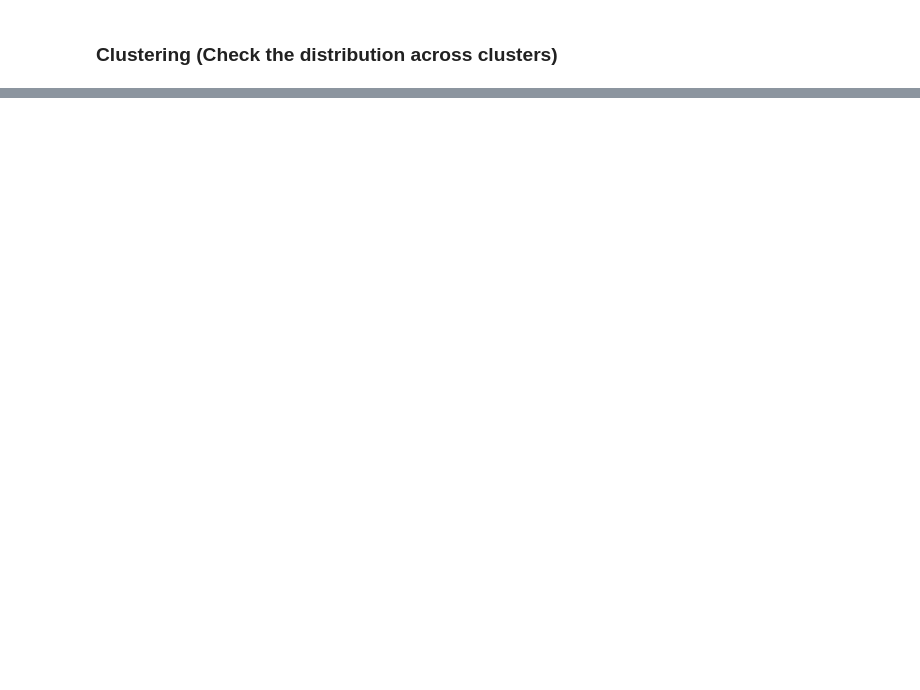
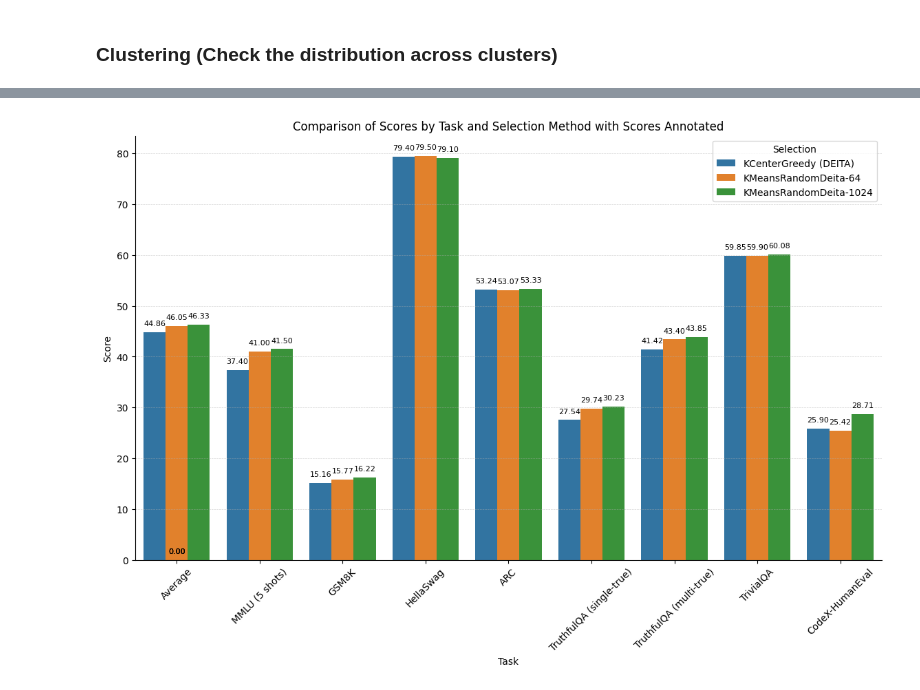
Before and after one commit to for-ai/iterative-data-selection, a Jupyter notebook: selection/notebooks/cohere_plot.ipynb, the cells around one changed output, grey strips where cells are left out. Saved outputs shown, nothing was run; the diff lists cells and outputs as text; code cells hidden in the pictures; blank space fills up the shorter version.

```diff
--- a/selection/notebooks/cohere_plot.ipynb
+++ b/selection/notebooks/cohere_plot.ipynb
@@ -517,3 +483,51 @@ df.T.plot(kind='bar', stacked=True, ax=ax)
 ax1 = ax.twinx()
 # plot the score of each cluster above the bar as line plot
 ax1.plot(cluster2score.values(), color='black')
+# %%
+# It seems that the code execution environment has been reset.
+# I will re-import the necessary libraries and re-define the data to re-plot the graph.
+
+import pandas as pd
+import seaborn as sns
+import matplotlib.pyplot as plt
+from io import StringIO
+
+# Redefining the data as it was lost due to the reset
+new_data_text = """
+Selection,Average,MMLU (5 shots),GSM8K,HellaSwag,ARC,TruthfulQA (single-true),TruthfulQA (multi-true),TrivialQA,CodeX-HumanEval
+KCenterGreedy (DEITA),44.86,37.4,15.16,79.4,53.24,27.54,41.42,59.85,25.9
+KMeansRandomDeita-64,46.05,41,15.77,79.5,53.07,29.74,43.4,59.9,25.42
+KMeansRandomDeita-1024,46.33,41.5,16.22,79.1,53.33,30.23,43.85,60.08,28.71
+"""
+
+# Read the string data into a DataFrame
+new_df = pd.read_csv(StringIO(new_data_text))
+
+# Prepare the data for plotting by "melting" it
+new_df_melted = new_df.melt(id_vars='Selection', var_name='Task', value_name='Score')
+
+# Plot using seaborn with scores annotated above each bar with a smaller font size
+plt.figure(figsize=(14, 8))
+barplot = sns.barplot(x='Task', y='Score', hue='Selection', data=new_df_melted)
+
+# Annotate each bar with the score with smaller font size
+for p in barplot.patches:
+    barplot.annotate(format(p.get_height(), '.2f'),
+                     (p.get_x() + p.get_width() / 2., p.get_height()),
+                     ha = 'center', va = 'center',
+                     xytext = (0, 9),
+                     textcoords = 'offset points',
+                     fontsize=8)
+
+plt.title('Comparison of Scores by Task and Selection Method with Scores Annotated')
+plt.xticks(rotation=45)
+plt.ylabel('Score')
+plt.xlabel('Task')
+sns.despine()
+# add grid
+plt.grid(True, axis='y', linestyle='--', linewidth=0.5, alpha=0.5)
+
+# Show the plot with smaller annotations
+plt.show()
+# %% [output]
+[figure, added]
```
Also changed, not shown: parts of 17 cells of this notebook, 3 other files.
